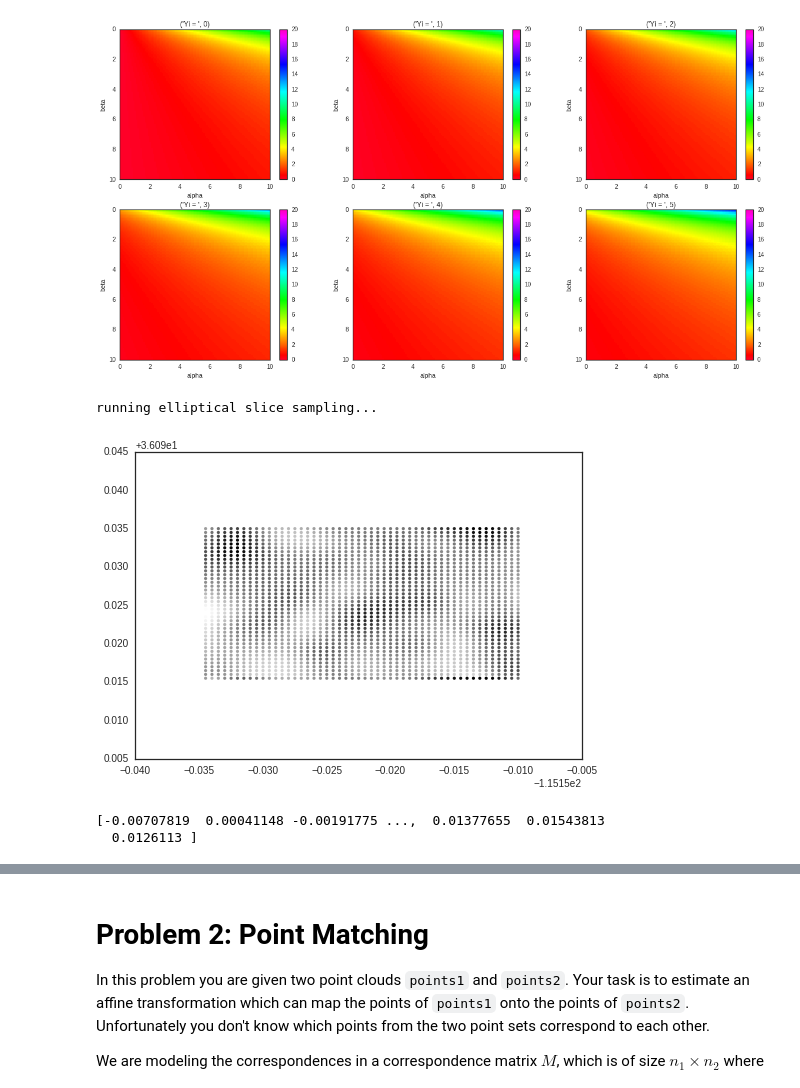
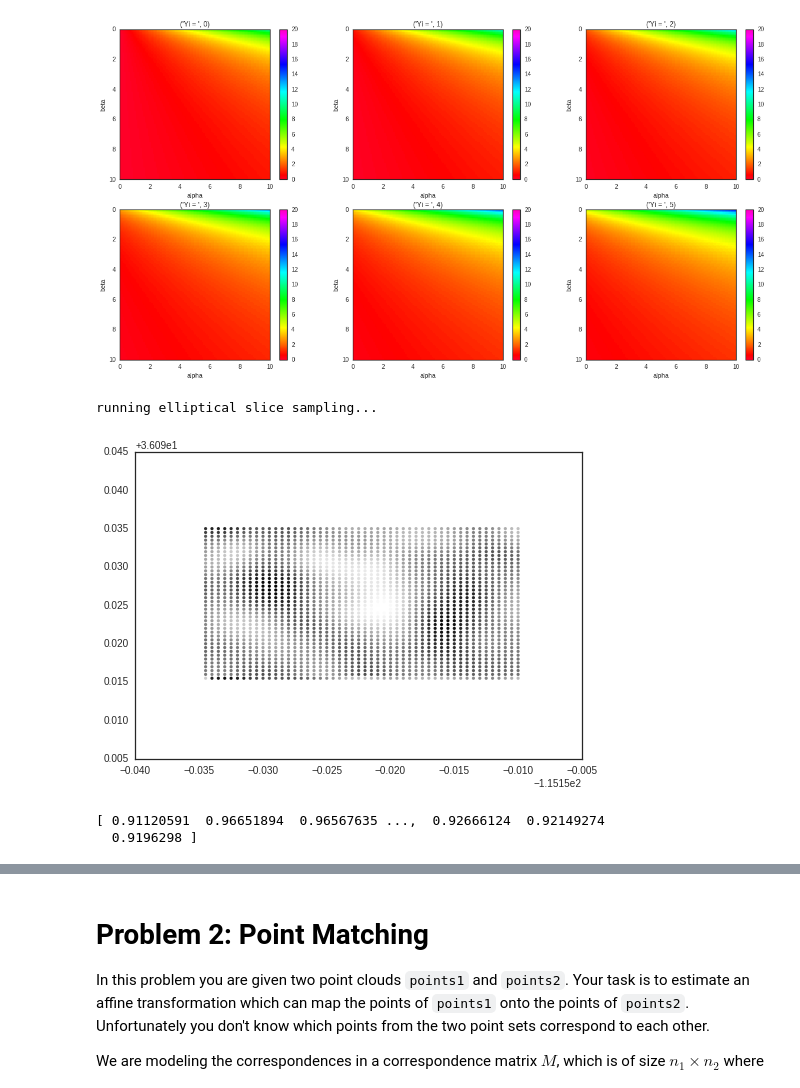
Before and after one commit to kevinchen1000/2016, a Jupyter notebook: Homework/AM207_yufengkevinchen_HW4.ipynb, the cells around one changed output, grey strips where cells are left out. Drawn from its saved outputs; the diff is of its cells as text; code cells hidden in the pictures.

```diff
--- a/Homework/AM207_yufengkevinchen_HW4.ipynb
+++ b/Homework/AM207_yufengkevinchen_HW4.ipynb
@@ -210,35 +210,45 @@ Y = checkins
 M = Y.size
 
 #to construct extend matrix Sigma
 Sigma = np.zeros((M+1,M+1),dtype = 'float')
 Sigma[0,0] = 1.0 # this term considers the alpha contribution
 
 diagonal_offset = 1e-14; # term to ensure numerical stability
 
 for i in range(1,M+1):
     for j in range(1,M+1):
         Sigma[i,j] = np.exp(-np.sum((X[i-1,:]-X[j-1,:])**2)/phi)
         if i == j:
             Sigma[i,j] += diagonal_offset
 
 #print Sigma
 #Y=np.array([0,1,2])
 #M=3
 #sample using elliptical slice sampler
 N_mcmc = 1000
 N_dim = M+1
 burn_in = 10
 ess_sample = ess(Y,Sigma,log_likelihood,N_mcmc,burn_in,N_dim)
 
 #find sample mean
+'''
+l_sample = ess_
+l_sample = ess_sample[]
+
+
+
 mean_ess_sample = np.mean(ess_sample,axis = 0)
+alpha = mean_ess_sample[0]
 lambda_sample = mean_ess_sample[0:-1]
 mean_ess_sample = np.reshape(lambda_sample,(N_dim-1,))
-plot_checkins(mean_ess_sample)
 
-print mean_ess_sample
+mean_l_sample = np.exp(mean_ess_sample + alpha)
+plot_checkins(mean_l_sample)
+
+print mean_l_sample
+'''
 # %% [output]
 running elliptical slice sampling...
-[figure, old version]
+[figure, new version]
-[-0.00707819  0.00041148 -0.00191775 ...,  0.01377655  0.01543813
-  0.0126113 ]
+[ 0.91120591  0.96651894  0.96567635 ...,  0.92666124  0.92149274
+  0.9196298 ]
```
Also changed, not shown: parts of 2 cells of this notebook.
